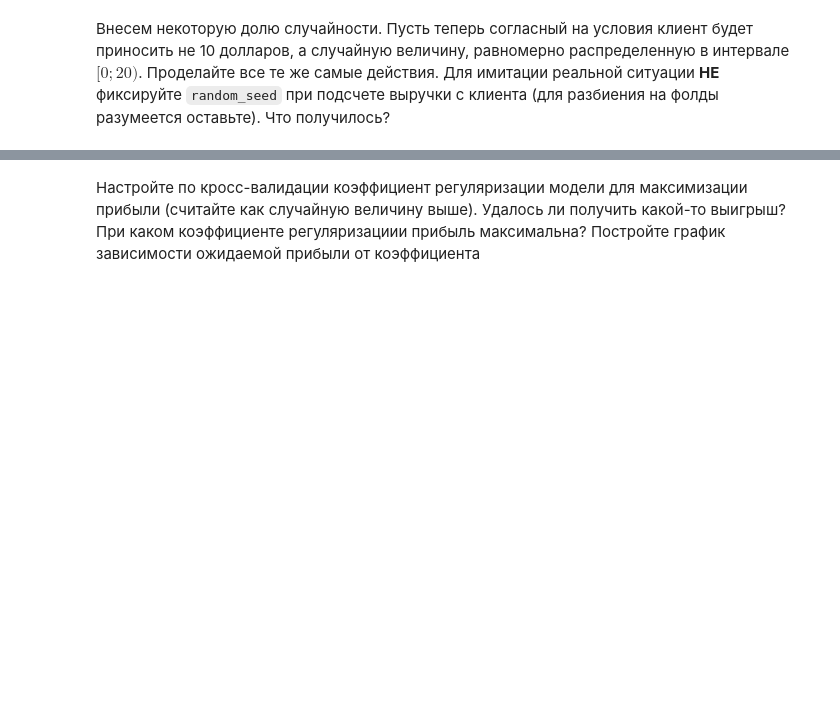
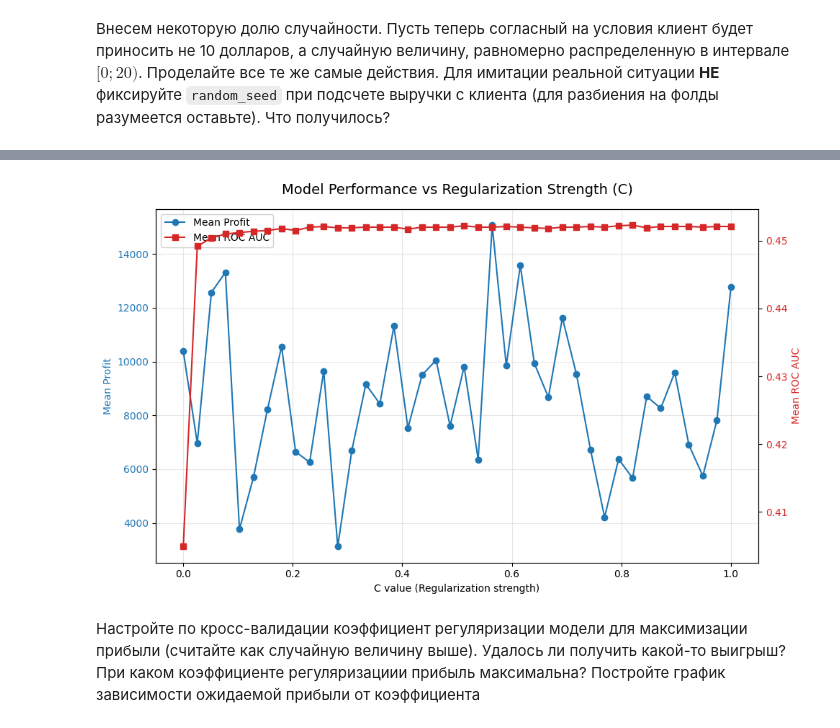
Before and after one commit to Uralbeckins/ML-Sokolov-Course, a Jupyter notebook: homework_practice_04_linclass.ipynb, the cells around one changed output, grey strips where cells are left out. Cells and saved outputs as stored; diff of their text form; code cells hidden in the pictures; blank space fills up the shorter version.

```diff
--- a/homework_practice_04_linclass.ipynb
+++ b/homework_practice_04_linclass.ipynb
@@ -1535,0 +1624,3 @@ metrics_df
+# %%
+metrics_df = cross_validate(X_final, y, np.linspace(0.0001, 1, 40))
+metrics_df
@@ -1536,3 +1645,37 @@ metrics_df
+# %%
+fig, ax1 = plt.subplots(figsize=(10, 6))
+
+# Первая метрика (Profit) на левой оси
+color = 'tab:blue'
+ax1.set_xlabel('C value (Regularization strength)')
+ax1.set_ylabel('Mean Profit', color=color)
+line1 = ax1.plot(metrics_df['C_value'], metrics_df['mean_Profit'],
+                 color=color, marker='o', label='Mean Profit')
+ax1.tick_params(axis='y', labelcolor=color)
+ax1.grid(True, alpha=0.3)
+
+# Вторая метрика (ROC AUC) на правой оси
+ax2 = ax1.twinx()
+color = 'tab:red'
+ax2.set_ylabel('Mean ROC AUC', color=color)
+line2 = ax2.plot(metrics_df['C_value'], metrics_df['mean_AUC_PR'],
+                 color=color, marker='s', label='Mean ROC AUC')
+ax2.tick_params(axis='y', labelcolor=color)
+
+# Добавляем заголовок
+plt.title('Model Performance vs Regularization Strength (C)', fontsize=14, pad=15)
+
+# Объединяем легенды с обеих осей
+lines = line1 + line2
+labels = [l.get_label() for l in lines]
+ax1.legend(lines, labels, loc='upper left', framealpha=0.9)
+
+# Улучшаем отображение оси X (логарифмический масштаб если C сильно варьируется)
+
+plt.tight_layout()
+plt.show()
+# %% [output]
+[figure, added]
 # %% [markdown]
 Настройте по кросс-валидации коэффициент регуляризации модели для максимизации прибыли (считайте как случайную величину выше). Удалось ли получить какой-то выигрыш? При каком коэффициенте регуляризациии прибыль максимальна? Постройте график зависимости ожидаемой прибыли от коэффициента
 # %%
```
Also changed, not shown: parts of 12 cells of this notebook.
